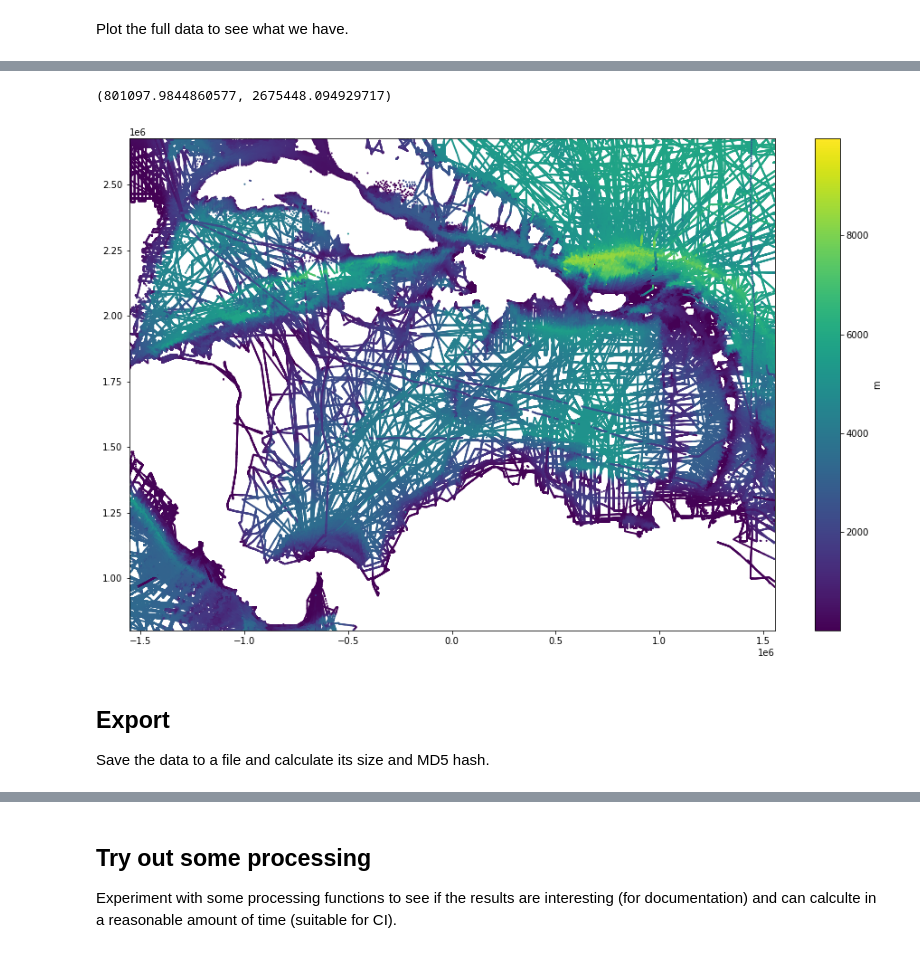
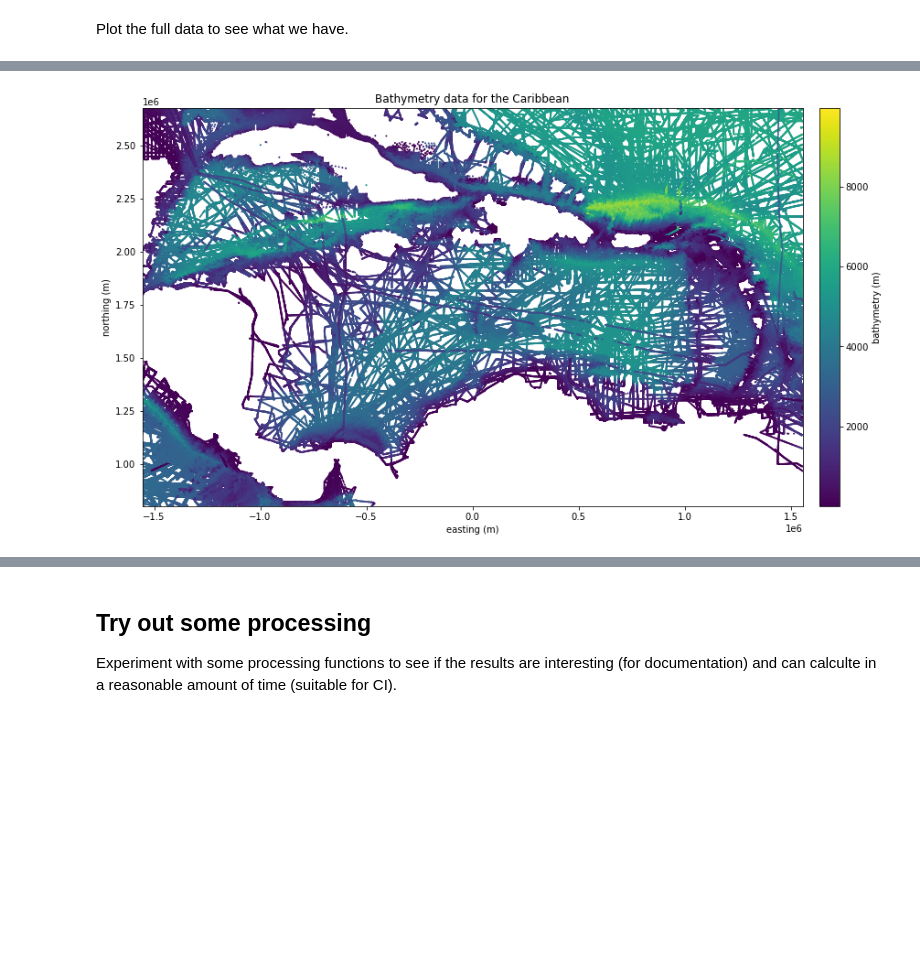
Before and after one commit to fatiando/data, a Jupyter notebook: bathymetry-caribbean/prepare.ipynb, the cells around one changed output, grey strips where cells are left out. Drawn from its saved outputs; the diff is of its cells as text; code cells hidden in the pictures; blank space fills up the shorter version.

```diff
--- a/bathymetry-caribbean/prepare.ipynb
+++ b/bathymetry-caribbean/prepare.ipynb
@@ -70,6 +70,5 @@ Add projected coordinates to the dataset to make it easier to use without having
 # %%
 proj_string = f"+proj=cea +ellips=WGS84 +lat_ts={np.mean(region_latlon[2:]):.1f} +lon_0={np.mean(region_latlon[:2]):.1f}"
 projection = pyproj.Proj(proj_string)
-data["easting_m"], data["northing_m"] = projection(data.longitude.values, data.latitude.values)
-region = vd.get_region((data.easting_m, data.northing_m))
-data
+coordinates = projection(data.longitude.values, data.latitude.values)
+region = vd.get_region(coordinates)
@@ -90,10 +75,13 @@ data
 # %% [markdown]
 Plot the full data to see what we have.
 # %%
-%%time
-plt.figure(figsize=(16, 10))
-plt.scatter(data.easting_m, data.northing_m, c=data.depth_m, s=1)
-plt.colorbar(label="m")
+plt.figure(figsize=(16, 8))
+plt.title("Bathymetry data for the Caribbean")
+plt.scatter(*coordinates, c=data.depth_m, s=1)
+plt.colorbar(label="bathymetry (m)", pad=0)
+plt.axis("scaled")
 plt.xlim(*region[:2])
 plt.ylim(*region[2:])
+plt.xlabel("easting (m)")
+plt.ylabel("northing (m)")
 # %% [output]
@@ -102,6 +89 @@ Wall time: 269 ms
-(801097.9844860577, 2675448.094929717)
-[figure, old version]
+[figure, new version]
-# %% [markdown]
-## Export
-
-Save the data to a file and calculate its size and MD5 hash.
```
Also changed, not shown: parts of 16 cells of this notebook, 1 other file.
